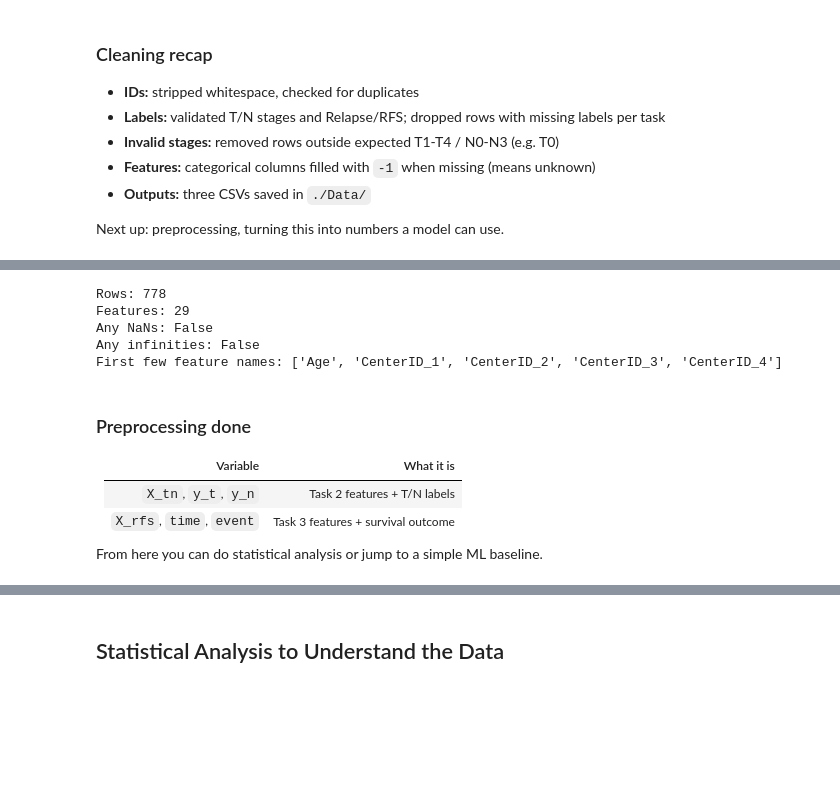
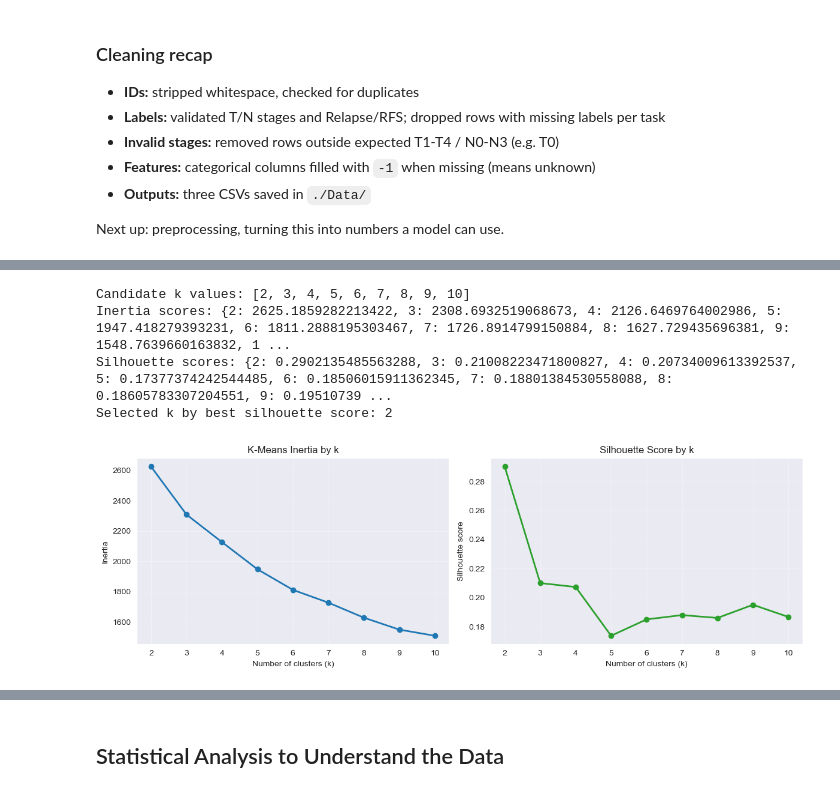
Before and after one commit to Essam-Khawaja/HECKTOR2026, a Jupyter notebook: EDA.ipynb, the cells around one changed output, grey strips where cells are left out. Saved outputs shown, nothing was run; the diff lists cells and outputs as text; code cells hidden in the pictures; blank space fills up the shorter version.

Commit message:
feat: filled in missing target features through clustering

```diff
--- a/EDA.ipynb
+++ b/EDA.ipynb
@@ -485,22 +410,57 @@ Median RFS (years): 3.5
-# %%
-# Quick check that preprocessing looks okay
-print("Rows:", X_tn.shape[0])
-print("Features:", X_tn.shape[1])
-print("Any NaNs:", np.isnan(X_tn).any())
-print("Any infinities:", np.isinf(X_tn).any())
-print("First few feature names:", feature_names[:5])
-# %% [output]
-Rows: 778
-Features: 29
-Any NaNs: False
-Any infinities: False
-First few feature names: ['Age', 'CenterID_1', 'CenterID_2', 'CenterID_3', 'CenterID_4']
-# %% [markdown]
-### Preprocessing done
-
-| Variable | What it is |
-|---|---|
-| `X_tn`, `y_t`, `y_n` | Task 2 features + T/N labels |
-| `X_rfs`, `time`, `event` | Task 3 features + survival outcome |
-
-From here you can do statistical analysis or jump to a simple ML baseline.
+# %%
+# Step 1: search for a good number of clusters
+from sklearn.cluster import KMeans
+from sklearn.metrics import silhouette_score
+
+# Build the feature matrix used for clustering.
+age = df_clean[["Age"]].astype(float)
+cat = df_clean[CAT_COLS].fillna(-1).astype(int).astype(str).replace("-1", "Missing")
+
+age_scaler = StandardScaler()
+age_scaled = age_scaler.fit_transform(age)
+
+ohe = OneHotEncoder(handle_unknown="ignore", sparse_output=False)
+cat_encoded = ohe.fit_transform(cat)
+
+X_cluster = np.hstack([age_scaled, cat_encoded])
+
+k_values = range(2, 11)
+inertia_scores = []
+silhouette_scores = []
+
+for k in k_values:
+    model = KMeans(n_clusters=k, random_state=42, n_init=20)
+    labels = model.fit_predict(X_cluster)
+
+    inertia_scores.append(model.inertia_)
+    silhouette_scores.append(silhouette_score(X_cluster, labels))
+
+best_k = k_values[int(np.argmax(silhouette_scores))]
+
+print("Candidate k values:", list(k_values))
+print("Inertia scores:", dict(zip(k_values, inertia_scores)))
+print("Silhouette scores:", dict(zip(k_values, silhouette_scores)))
+print("Selected k by best silhouette score:", best_k)
+
+fig, axes = plt.subplots(1, 2, figsize=(12, 4))
+
+axes[0].plot(k_values, inertia_scores, marker="o", linewidth=2)
+axes[0].set_title("K-Means Inertia by k")
+axes[0].set_xlabel("Number of clusters (k)")
+axes[0].set_ylabel("Inertia")
+axes[0].grid(True, alpha=0.3)
+
+axes[1].plot(k_values, silhouette_scores, marker="o", linewidth=2, color="tab:green")
+axes[1].set_title("Silhouette Score by k")
+axes[1].set_xlabel("Number of clusters (k)")
+axes[1].set_ylabel("Silhouette score")
+axes[1].grid(True, alpha=0.3)
+
+plt.tight_layout()
+plt.show()
+# %% [output]
+Candidate k values: [2, 3, 4, 5, 6, 7, 8, 9, 10]
+Inertia scores: {2: 2625.1859282213422, 3: 2308.6932519068673, 4: 2126.6469764002986, 5: 1947.418279393231, 6: 1811.2888195303467, 7: 1726.8914799150884, 8: 1627.729435696381, 9: 1548.7639660163832, 1 ...
+Silhouette scores: {2: 0.2902135485563288, 3: 0.21008223471800827, 4: 0.20734009613392537, 5: 0.17377374242544485, 6: 0.18506015911362345, 7: 0.18801384530558088, 8: 0.18605783307204551, 9: 0.19510739 ...
+Selected k by best silhouette score: 2
+[figure, added]
```
Also changed, not shown: parts of 8 cells of this notebook, 1 other file.
